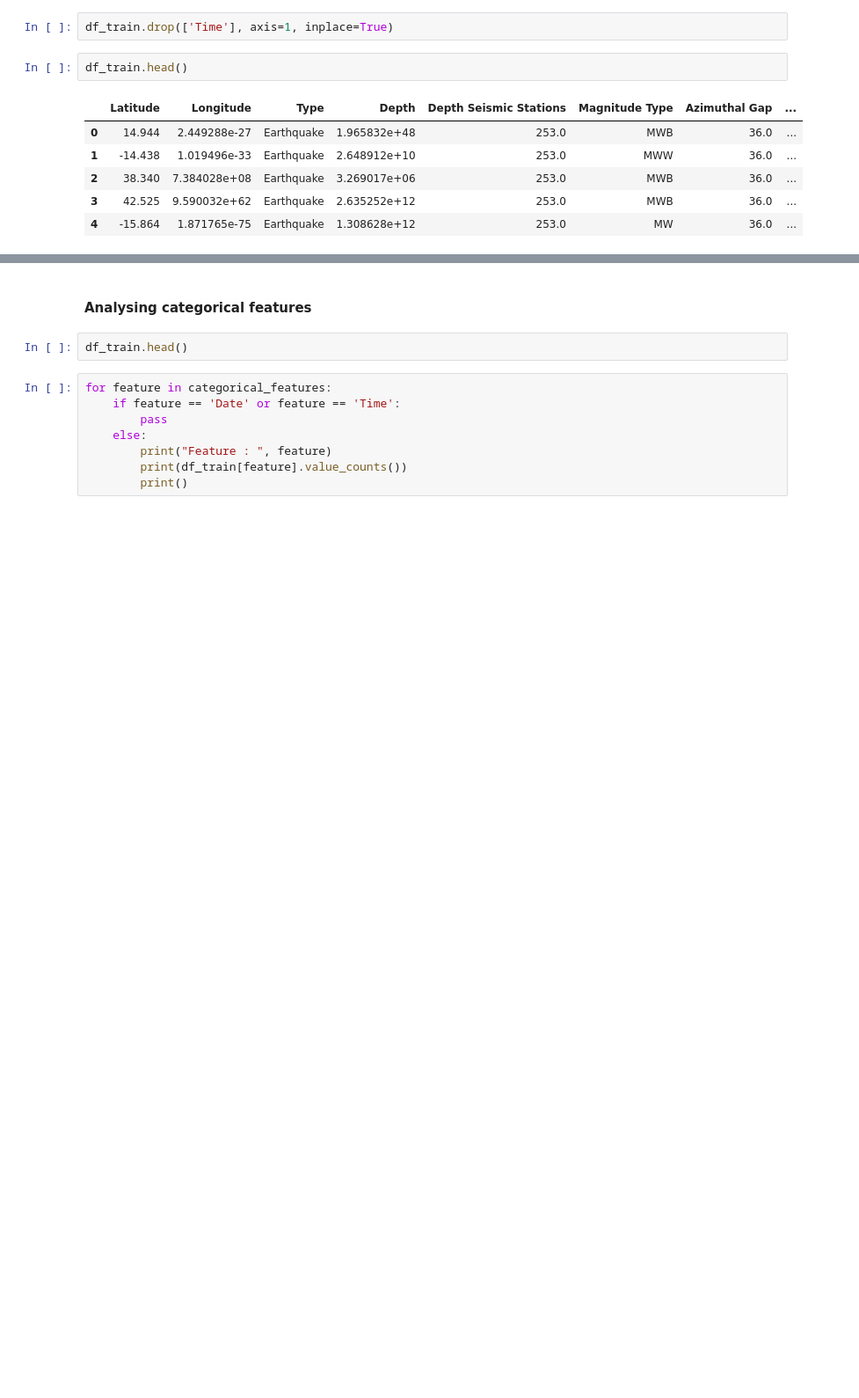
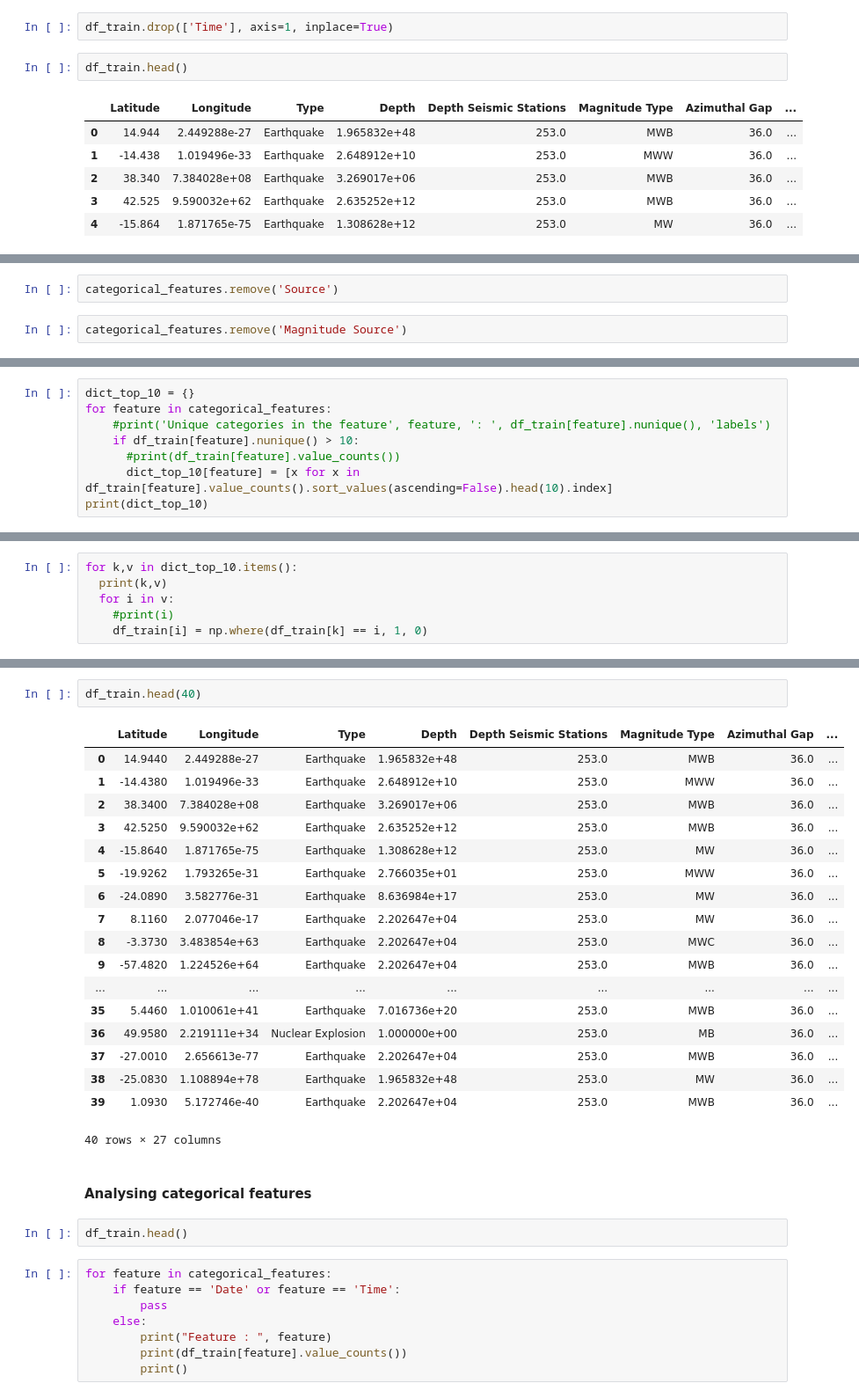
Before and after one commit to nipun1992/EarthquakeMagnitudePrediction, a Jupyter notebook: Earthquake_Magnitude_Prediction.ipynb, the cells around one changed output, grey strips where cells are left out. Shown at 88% size. Cells and saved outputs as stored; diff of their text form; blank space fills up the shorter version.

Commit message:
Processed categorical variables with several labels

```diff
--- a/Earthquake_Magnitude_Prediction.ipynb
+++ b/Earthquake_Magnitude_Prediction.ipynb
@@ -583,0 +625,4 @@ df_train.head()
+# %%
+categorical_features.remove('Source')
+# %%
+categorical_features.remove('Magnitude Source')
@@ -583,0 +633,8 @@ df_train.head()
+# %%
+dict_top_10 = {}
+for feature in categorical_features:
+    #print('Unique categories in the feature', feature, ': ', df_train[feature].nunique(), 'labels')
+    if df_train[feature].nunique() > 10:
+      #print(df_train[feature].value_counts())
+      dict_top_10[feature] = [x for x in df_train[feature].value_counts().sort_values(ascending=False).head(10).index]
+print(dict_top_10)
@@ -583,0 +652,6 @@ df_train.head()
+# %%
+for k,v in dict_top_10.items():
+  print(k,v)
+  for i in v:
+    #print(i)
+    df_train[i] = np.where(df_train[k] == i, 1, 0)
@@ -584,3 +669,24 @@ df_train.head()
+# %%
+df_train.head(40)
+# %% [output]
+|  | Latitude | Longitude | Type | Depth | Depth Seismic Stations | Magnitude Type | Azimuthal Gap | ... |
+| 0 | 14.9440 | 2.449288e-27 | Earthquake | 1.965832e+48 | 253.0 | MWB | 36.0 | ... |
+| 1 | -14.4380 | 1.019496e-33 | Earthquake | 2.648912e+10 | 253.0 | MWW | 36.0 | ... |
+| 2 | 38.3400 | 7.384028e+08 | Earthquake | 3.269017e+06 | 253.0 | MWB | 36.0 | ... |
+| 3 | 42.5250 | 9.590032e+62 | Earthquake | 2.635252e+12 | 253.0 | MWB | 36.0 | ... |
+| 4 | -15.8640 | 1.871765e-75 | Earthquake | 1.308628e+12 | 253.0 | MW | 36.0 | ... |
+| 5 | -19.9262 | 1.793265e-31 | Earthquake | 2.766035e+01 | 253.0 | MWW | 36.0 | ... |
+| 6 | -24.0890 | 3.582776e-31 | Earthquake | 8.636984e+17 | 253.0 | MW | 36.0 | ... |
+| 7 | 8.1160 | 2.077046e-17 | Earthquake | 2.202647e+04 | 253.0 | MW | 36.0 | ... |
+| 8 | -3.3730 | 3.483854e+63 | Earthquake | 2.202647e+04 | 253.0 | MWC | 36.0 | ... |
+| 9 | -57.4820 | 1.224526e+64 | Earthquake | 2.202647e+04 | 253.0 | MWB | 36.0 | ... |
+| ... | ... | ... | ... | ... | ... | ... | ... | ... |
+| 35 | 5.4460 | 1.010061e+41 | Earthquake | 7.016736e+20 | 253.0 | MWB | 36.0 | ... |
+| 36 | 49.9580 | 2.219111e+34 | Nuclear Explosion | 1.000000e+00 | 253.0 | MB | 36.0 | ... |
+| 37 | -27.0010 | 2.656613e-77 | Earthquake | 2.202647e+04 | 253.0 | MWB | 36.0 | ... |
+| 38 | -25.0830 | 1.108894e+78 | Earthquake | 1.965832e+48 | 253.0 | MW | 36.0 | ... |
+| 39 | 1.0930 | 5.172746e-40 | Earthquake | 2.202647e+04 | 253.0 | MWB | 36.0 | ... |
+40 rows × 27 columns
 # %% [markdown]
 #### Analysing categorical features
 # %%
```
Also changed, not shown: parts of 13 cells of this notebook.
